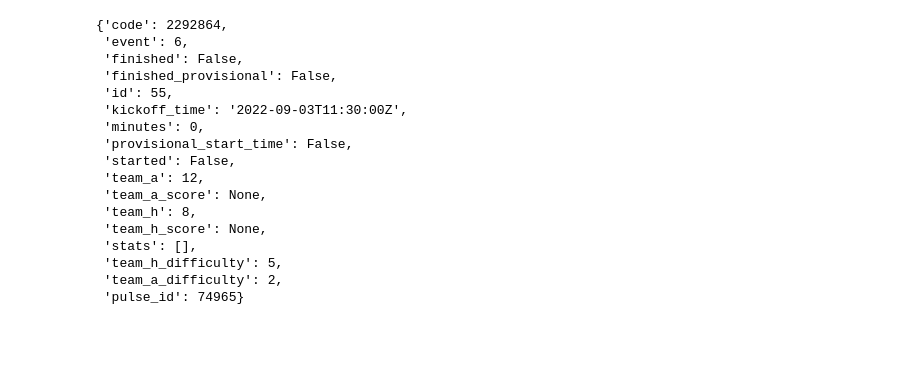
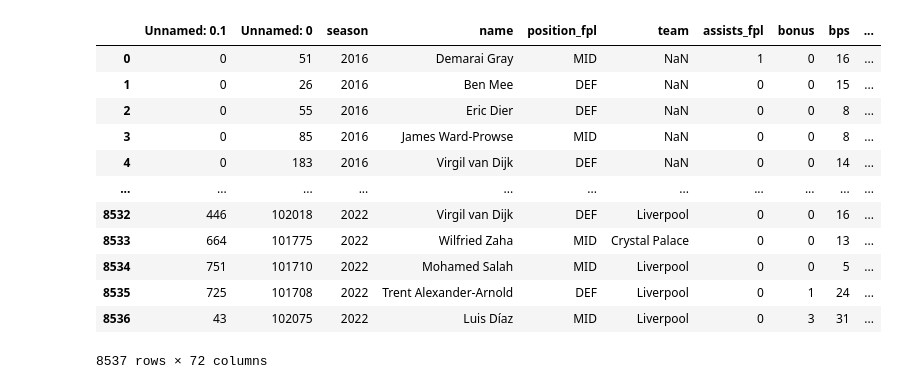
Before and after one commit to Fran3x/FPL_Model, a Jupyter notebook: 23_fixtures.ipynb, the cells around one changed output. Saved outputs shown, nothing was run; the diff lists cells and outputs as text; code cells hidden in the pictures; blank space fills up the shorter version.

```diff
--- a/23_fixtures.ipynb
+++ b/23_fixtures.ipynb
@@ -8,24 +9,3 @@ from data_prep import *
 
 from next_gameweek import *
 import pandas as pd
-# %%
-data = get_fixtures_data()
-data[50]
-# %% [output]
-{'code': 2292864,
- 'event': 6,
- 'finished': False,
- 'finished_provisional': False,
- 'id': 55,
- 'kickoff_time': '2022-09-03T11:30:00Z',
- 'minutes': 0,
- 'provisional_start_time': False,
- 'started': False,
- 'team_a': 12,
- 'team_a_score': None,
- 'team_h': 8,
- 'team_h_score': None,
- 'stats': [],
- 'team_h_difficulty': 5,
- 'team_a_difficulty': 2,
- 'pulse_id': 74965}
@@ -34,0 +12,20 @@ data = get_entry_gws_data(1, 1)
+# %%
+# dataset = merged_understat_and_fpl([], True)
+dataset = load_dataset()
+# %%
+data_2022 = dataset[dataset['season'] == 2022]
+dataset
+# %% [output]
+|  | Unnamed: 0.1 | Unnamed: 0 | season | name | position_fpl | team | assists_fpl | bonus | bps | ... |
+| 0 | 0 | 51 | 2016 | Demarai Gray | MID | NaN | 1 | 0 | 16 | ... |
+| 1 | 0 | 26 | 2016 | Ben Mee | DEF | NaN | 0 | 0 | 15 | ... |
+| 2 | 0 | 55 | 2016 | Eric Dier | DEF | NaN | 0 | 0 | 8 | ... |
+| 3 | 0 | 85 | 2016 | James Ward-Prowse | MID | NaN | 0 | 0 | 8 | ... |
+| 4 | 0 | 183 | 2016 | Virgil van Dijk | DEF | NaN | 0 | 0 | 14 | ... |
+| ... | ... | ... | ... | ... | ... | ... | ... | ... | ... | ... |
+| 8532 | 446 | 102018 | 2022 | Virgil van Dijk | DEF | Liverpool | 0 | 0 | 16 | ... |
+| 8533 | 664 | 101775 | 2022 | Wilfried Zaha | MID | Crystal Palace | 0 | 0 | 13 | ... |
+| 8534 | 751 | 101710 | 2022 | Mohamed Salah | MID | Liverpool | 0 | 0 | 5 | ... |
+| 8535 | 725 | 101708 | 2022 | Trent Alexander-Arnold | DEF | Liverpool | 0 | 1 | 24 | ... |
+| 8536 | 43 | 102075 | 2022 | Luis Díaz | MID | Liverpool | 0 | 3 | 31 | ... |
+8537 rows × 72 columns
```
Also changed, not shown: parts of 20 cells of this notebook, 13 other files.
